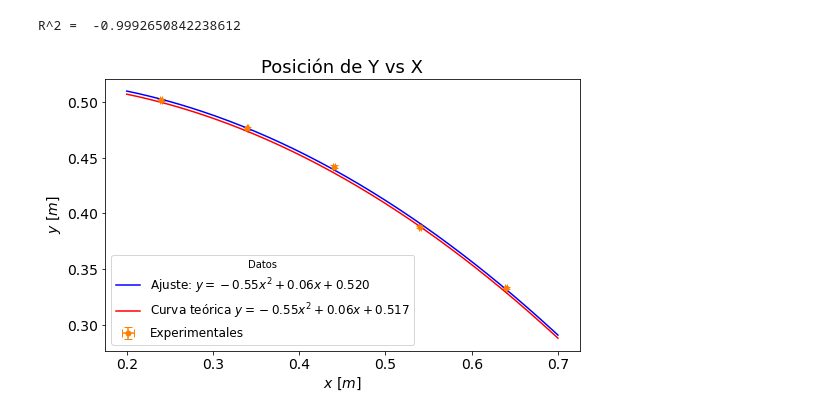
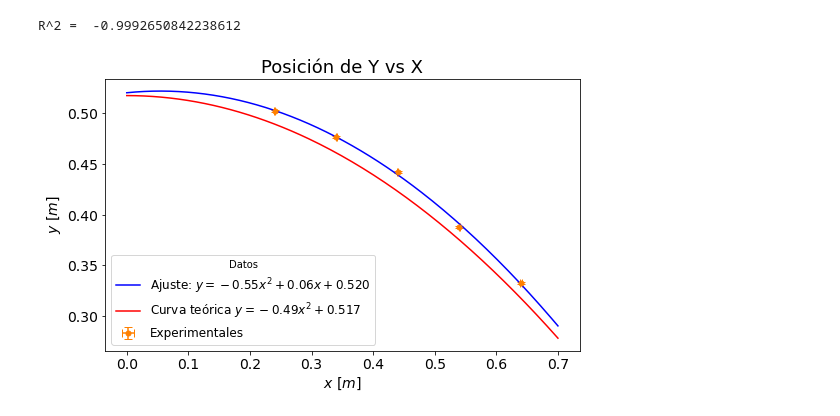
Before and after one commit to AndresGuarin/JupyterCodes, a Jupyter notebook: Laboratory/Lab_9_Parabolic_shot/Plot and data/Parte A.ipynb, the cells around one changed output. Saved outputs shown, nothing was run; the diff lists cells and outputs as text; code cells hidden in the pictures.

```diff
--- a/Laboratory/Lab_9_Parabolic_shot/Plot and data/Parte A.ipynb
+++ b/Laboratory/Lab_9_Parabolic_shot/Plot and data/Parte A.ipynb
@@ -77,10 +81,21 @@ def func2(x, a, b, c):
     y = a * x**2 + b * x + c
     return y
 
+# Parametros y covarianza
 params2, covarianza2 = curve_fit(func2, x, y)
+covarianza2 = np.sqrt(np.diag(covarianza2))
+
+# Calculo velocidad inicial, su desviación estándar, theta0, y0
 v0 = np.sqrt(9.8 / (2 * abs(params2[0])))
 theta0 = np.arctan(params2[1])
 y0=params2[2]
+dv2 = covarianza2[0]*np.sqrt(9.8 / (8 * abs(params2[0]**3)))
+coefpearson2 = dv2/v0*100
 
-xajuste = np.linspace(0.2, 0.7, 200)
+# Se crean los datos de ajuste
+xajuste = np.linspace(0, 0.7, 200)
 yajuste = func2(xajuste, *params2)
+
+# Se comenta en pantalla
+print('El valor de velocidad del ajuste de y vs x fue: v0 = %.2f ± %.2f m/s,'%(v0, dv2))
+print('con un coeficiente de pearson de: %.2f'%(coefpearson2), '%.')
@@ -93,8 +111,8 @@ def func(x, v0, theta0):
     y = -g*x**2/(2*v0**2)+ np.tan(theta0)*x + y0
     return y
 
-xteoricos = np.linspace(0.2, 0.7, 200)
-yteoricos = func(xteoricos, v0, theta0)
+xteoricos = np.linspace(0, 0.7, 200)
+yteoricos = func(xteoricos, vteorico, 0)
 # %% [markdown]
 ## 6. Grafica de datos
 # %%
@@ -139,28 +157,28 @@ R^2 =  -0.9992650842238612
 # %%
 # Grafica de y vs x
 
 plt.figure(figsize=(8.5, 5))
 plt.errorbar(x, y, xerr= dx, yerr=dy, fmt='o', color='#FF8000', markersize=5,
              capsize=4, ecolor = '#FF8000', label='Experimentales')
 
 
 plt.plot(xajuste, yajuste,'-b',label='Ajuste: $y = %.2fx^2 + %.2fx + %.3f$'%(-0.55428565,  0.06057137,  0.51978401))
-plt.plot(xteoricos, yteoricos,'-r',label='Curva teórica $y = %.2fx^2 + %.2fx + %.3f$'%(-9.8/(2*v0**2), np.tan(theta0), 0.517))
+plt.plot(xteoricos, yteoricos,'-r',label='Curva teórica $y = %.2fx^2 + %.3f$'%(-9.8/(2*vteorico**2), 0.517))
 
 
 #Ponemos un título y ajustamos el tamaño y pocisión de la leyenda
 plt.title('Posición de Y vs X', fontsize = 18)
 plt.legend(title= 'Datos', fontsize = 12)
 
 #Agregamos un nombre y tamño de letra a las etiquetas de los ejes
 plt.ylabel('$y$ [$m$]', fontsize = 14)
 plt.xlabel('$x$ [$m$]', fontsize = 14)
 
 #Modificamos el tamaño de los valores en los ejes
 plt.xticks(size = 14)
 plt.yticks(size = 14)
 
 plt.savefig('y_versus_x.png', format='png') #Se guarda la figura en el computador
 plt.show() #mostramos todo lo que graficamos
 # %% [output]
-[figure, old version]
+[figure, new version]
```
Also changed, not shown: parts of 3 cells of this notebook, 1 other file.
